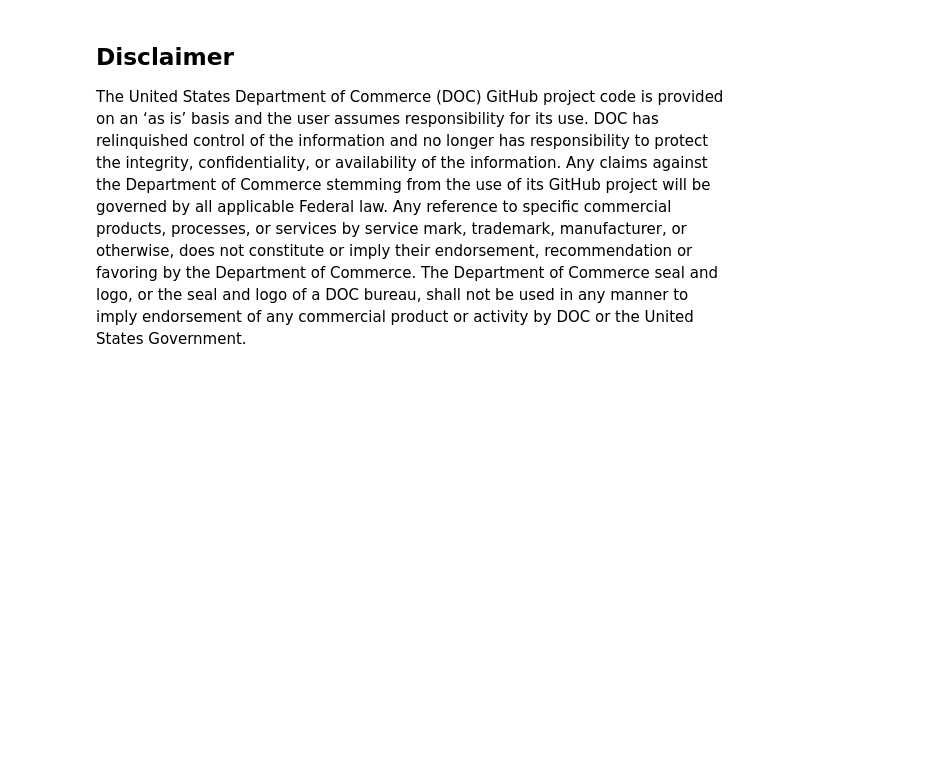
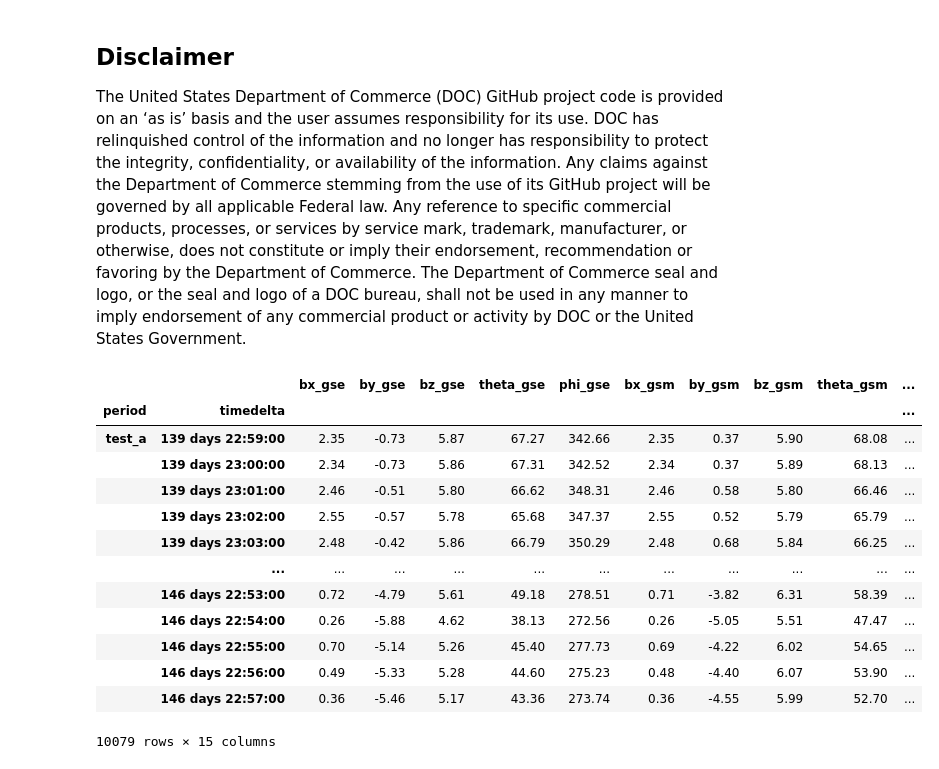
Before and after one commit to ai2es/tai4es-trustathon-2022, a Jupyter notebook: space/magnet_lstm_tutorial.ipynb, the cells around one changed output. Drawn from its saved outputs; the diff is of its cells as text; code cells hidden in the pictures; blank space fills up the shorter version.

```diff
--- a/space/magnet_lstm_tutorial.ipynb
+++ b/space/magnet_lstm_tutorial.ipynb
@@ -1305,3 +1305,20 @@ You can use these storm phase descriptions for contextualizing your findings:
 ## Disclaimer
 
 The United States Department of Commerce (DOC) GitHub project code is provided on an ‘as is’ basis and the user assumes responsibility for its use. DOC has relinquished control of the information and no longer has responsibility to protect the integrity, confidentiality, or availability of the information. Any claims against the Department of Commerce stemming from the use of its GitHub project will be governed by all applicable Federal law. Any reference to specific commercial products, processes, or services by service mark, trademark, manufacturer, or otherwise, does not constitute or imply their endorsement, recommendation or favoring by the Department of Commerce. The Department of Commerce seal and logo, or the seal and logo of a DOC bureau, shall not be used in any manner to imply endorsement of any commercial product or activity by DOC or the United States Government.
+# %%
+solar_wind_7d_by_min
+# %% [output]
+|  |  | bx_gse | by_gse | bz_gse | theta_gse | phi_gse | bx_gsm | by_gsm | bz_gsm | theta_gsm | ... |
+| period | timedelta |  |  |  |  |  |  |  |  |  | ... |
+| test_a | 139 days 22:59:00 | 2.35 | -0.73 | 5.87 | 67.27 | 342.66 | 2.35 | 0.37 | 5.90 | 68.08 | ... |
+|  | 139 days 23:00:00 | 2.34 | -0.73 | 5.86 | 67.31 | 342.52 | 2.34 | 0.37 | 5.89 | 68.13 | ... |
+|  | 139 days 23:01:00 | 2.46 | -0.51 | 5.80 | 66.62 | 348.31 | 2.46 | 0.58 | 5.80 | 66.46 | ... |
+|  | 139 days 23:02:00 | 2.55 | -0.57 | 5.78 | 65.68 | 347.37 | 2.55 | 0.52 | 5.79 | 65.79 | ... |
+|  | 139 days 23:03:00 | 2.48 | -0.42 | 5.86 | 66.79 | 350.29 | 2.48 | 0.68 | 5.84 | 66.25 | ... |
+|  | ... | ... | ... | ... | ... | ... | ... | ... | ... | ... | ... |
+|  | 146 days 22:53:00 | 0.72 | -4.79 | 5.61 | 49.18 | 278.51 | 0.71 | -3.82 | 6.31 | 58.39 | ... |
+|  | 146 days 22:54:00 | 0.26 | -5.88 | 4.62 | 38.13 | 272.56 | 0.26 | -5.05 | 5.51 | 47.47 | ... |
+|  | 146 days 22:55:00 | 0.70 | -5.14 | 5.26 | 45.40 | 277.73 | 0.69 | -4.22 | 6.02 | 54.65 | ... |
+|  | 146 days 22:56:00 | 0.49 | -5.33 | 5.28 | 44.60 | 275.23 | 0.48 | -4.40 | 6.07 | 53.90 | ... |
+|  | 146 days 22:57:00 | 0.36 | -5.46 | 5.17 | 43.36 | 273.74 | 0.36 | -4.55 | 5.99 | 52.70 | ... |
+10079 rows × 15 columns
```
Also changed, not shown: parts of 2 cells of this notebook, 1 other file.
